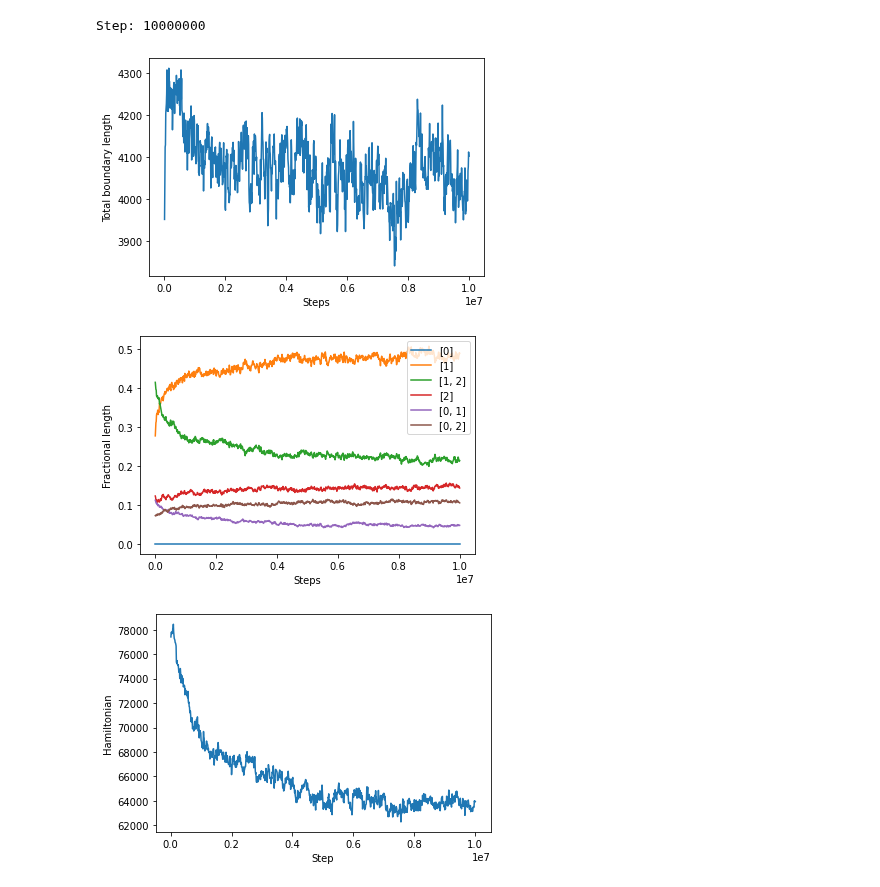
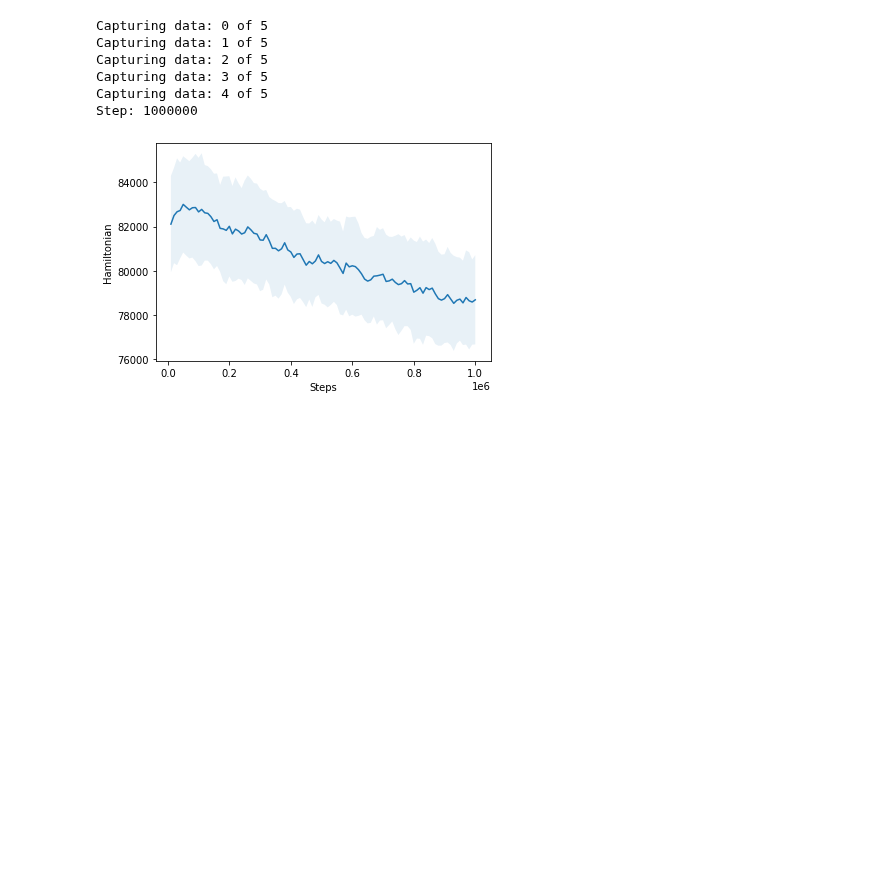
Before and after one commit to Nickvs99/ComputationalBiology, a Jupyter notebook: Set4/cellular_potts_model.ipynb, the cells around one changed output. Cells and saved outputs as stored; diff of their text form; code cells hidden in the pictures; blank space fills up the shorter version.

Commit message:
Plot hamiltonian evolution with std

```diff
--- a/Set4/cellular_potts_model.ipynb
+++ b/Set4/cellular_potts_model.ipynb
@@ -342,13 +342,58 @@ class Cellular_plots_model:
         plt.ylabel("Fractional length")
         plt.legend(self.data["fractional_length_labels"])
         plt.show()
+# %%
+class Cellular_potts_manager:
+
+    def __init__(self, n_runs, n_steps=10000000, n_types=3, n_cells=100, nx=100, T=20, k=1, lamda=1, equilibrium_area=40, collect_data_steps=10000):
+
+        self.data = []
+        for i in range(n_runs):
+            print(f"Capturing data: {i} of {n_runs}")
+
+            model = Cellular_plots_model(n_steps=n_steps, n_types=n_types, n_cells=n_cells, nx=nx, T=T, k=k, lamda=lamda, equilibrium_area=equilibrium_area, collect_data_steps=collect_data_steps)
+            model.run()
+
+            self.data.append(model.data)
+
+        self.time_steps = self.data[0]["time_step"]
+
+    def compute_means_and_stds(self, attribute):
+
+        data_attribute = []
+        for data_capture in self.data:
+            data_attribute.append(data_capture[attribute])
+
+        data_attribute = np.array(data_attribute)
+
+        return data_attribute.mean(axis=0), data_attribute.std(axis=0)
+
+    def show_hamiltonian_evolution(self):
+
+        hamiltonian_means, hamiltonian_stds = self.compute_means_and_stds("hamiltonian")
+
+        fig, ax = plt.subplots()
+
+        ax.plot(self.time_steps, hamiltonian_means)
+        ax.fill_between(self.time_steps, hamiltonian_means - hamiltonian_stds, hamiltonian_means + hamiltonian_stds, alpha=0.1)
+
+        ax.set_xlabel("Steps")
+        ax.set_ylabel("Hamiltonian")
+
+        plt.show()
 # %%
-model = Cellular_plots_model(n_steps=10000000, n_types=3, n_cells=100, nx=100, equilibrium_area=36, T=20, lamda=1, k=1, collect_data_steps=10000)
-model.run()
-model.plot_boundary_lengths()
-model.plot_hamiltonian_evolution()
+# model = Cellular_plots_model(n_steps=10000000, n_types=3, n_cells=100, nx=100, equilibrium_area=36, T=20, lamda=1, k=1, collect_data_steps=10000)
+# model.run()
+# model.plot_boundary_lengths()
+# model.plot_hamiltonian_evolution()
-# %% [output]
-Step: 10000000
-[figure, removed]
-[figure, removed]
-[figure, removed]
+# %%
+manager = Cellular_potts_manager(n_runs=5, n_steps=1000000)
+manager.show_hamiltonian_evolution()
+# %% [output]
+Capturing data: 0 of 5
+Capturing data: 1 of 5
+Capturing data: 2 of 5
+Capturing data: 3 of 5
+Capturing data: 4 of 5
+Step: 1000000
+[figure, added]
```
